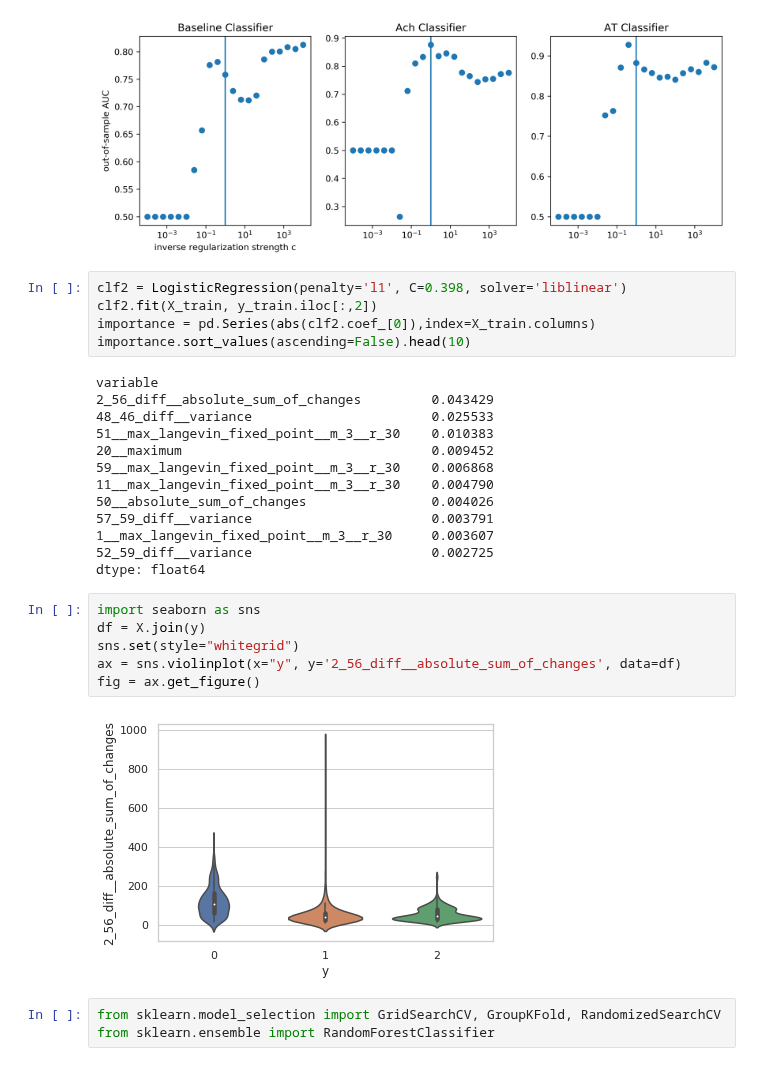
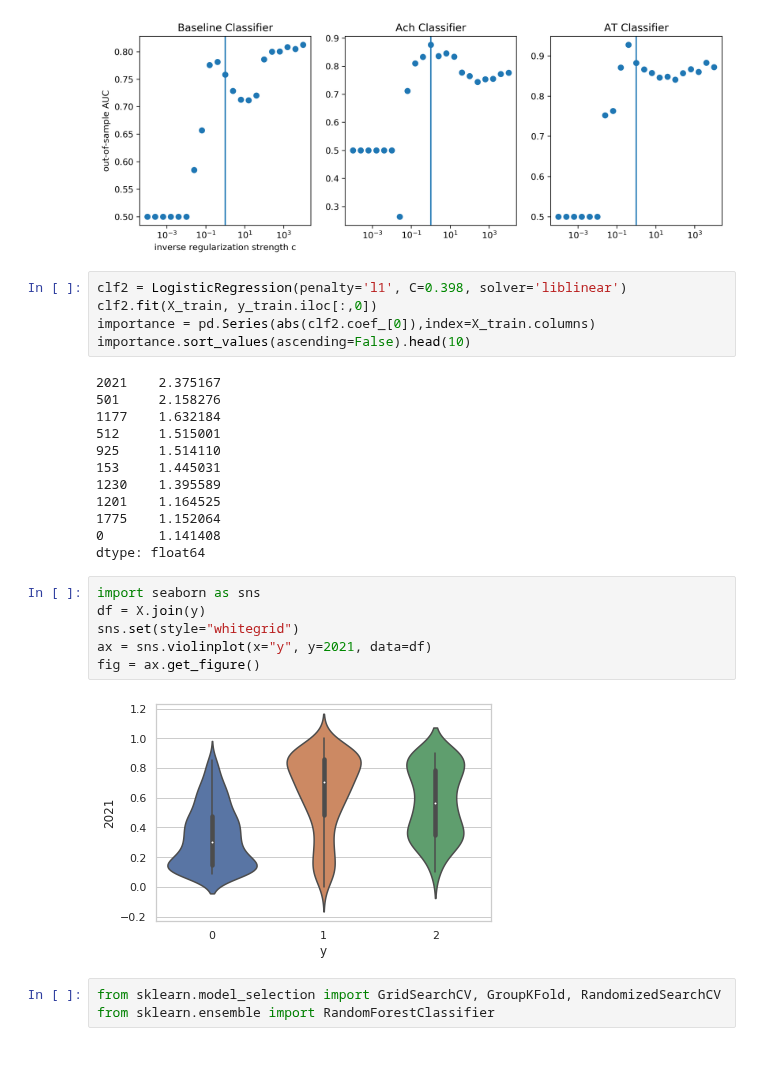
Before and after one commit to kartikey-vyas/GI-timeseries-classification, a Jupyter notebook: notebooks/8.0-kv-best_features.ipynb, the cells around one changed output. Saved outputs shown, nothing was run; the diff lists cells and outputs as text.

```diff
--- a/notebooks/8.0-kv-best_features.ipynb
+++ b/notebooks/8.0-kv-best_features.ipynb
@@ -76,30 +76,29 @@ plt.show()
 [figure]
 # %%
 clf2 = LogisticRegression(penalty='l1', C=0.398, solver='liblinear')
-clf2.fit(X_train, y_train.iloc[:,2])
+clf2.fit(X_train, y_train.iloc[:,0])
 importance = pd.Series(abs(clf2.coef_[0]),index=X_train.columns)
 importance.sort_values(ascending=False).head(10)
 # %% [output]
-variable
-2_56_diff__absolute_sum_of_changes         0.043429
-48_46_diff__variance                       0.025533
-51__max_langevin_fixed_point__m_3__r_30    0.010383
-20__maximum                                0.009452
-59__max_langevin_fixed_point__m_3__r_30    0.006868
-11__max_langevin_fixed_point__m_3__r_30    0.004790
-50__absolute_sum_of_changes                0.004026
-57_59_diff__variance                       0.003791
-1__max_langevin_fixed_point__m_3__r_30     0.003607
-52_59_diff__variance                       0.002725
+2021    2.375167
+501     2.158276
+1177    1.632184
+512     1.515001
+925     1.514110
+153     1.445031
+1230    1.395589
+1201    1.164525
+1775    1.152064
+0       1.141408
 dtype: float64
 # %%
 import seaborn as sns
 df = X.join(y)
 sns.set(style="whitegrid")
-ax = sns.violinplot(x="y", y='2_56_diff__absolute_sum_of_changes', data=df)
+ax = sns.violinplot(x="y", y=2021, data=df)
 fig = ax.get_figure()
 # %% [output]
-[figure, old version]
+[figure, new version]
 # %%
 from sklearn.model_selection import GridSearchCV, GroupKFold, RandomizedSearchCV
 from sklearn.ensemble import RandomForestClassifier
```
Also changed, not shown: 5 other files.
